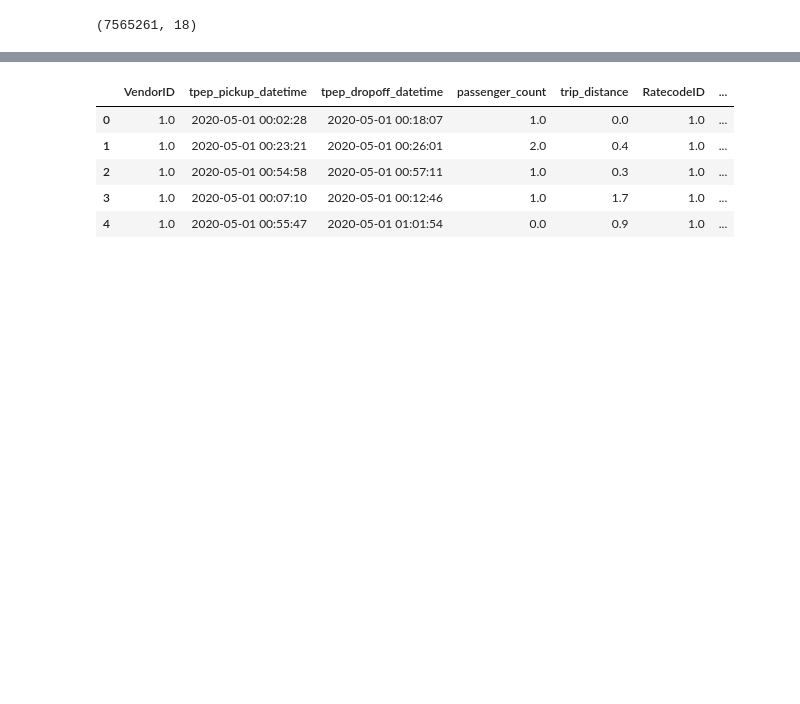
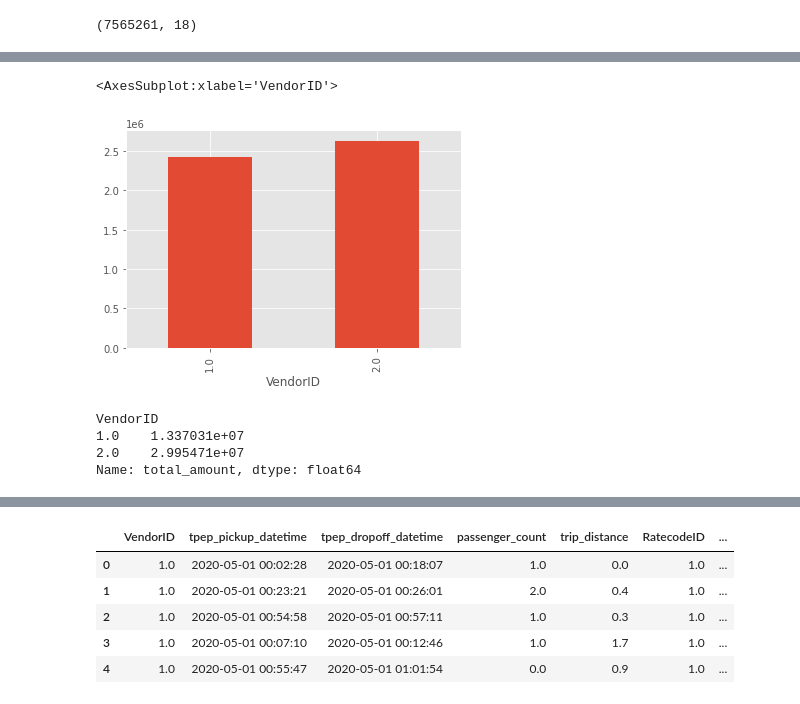
Before and after one commit to Milenaafeworki/NY_Taxi_Report, a Jupyter notebook: NY_taxi_reports.ipynb, the cells around one changed output, grey strips where cells are left out. Drawn from its saved outputs; the diff is of its cells as text; code cells hidden in the pictures; blank space fills up the shorter version.

```diff
--- a/NY_taxi_reports.ipynb
+++ b/NY_taxi_reports.ipynb
@@ -17,0 +44,13 @@ df.shape
+# %%
+payment.plot.bar()
+# %% [output]
+<AxesSubplot:xlabel='VendorID'>
+[figure, added]
+# %%
+payment = df2.groupby('VendorID')['total_amount'].sum()
+payment
+# %% [output]
+VendorID
+1.0    1.337031e+07
+2.0    2.995471e+07
+Name: total_amount, dtype: float64
```
Also changed, not shown: parts of 9 cells of this notebook.
